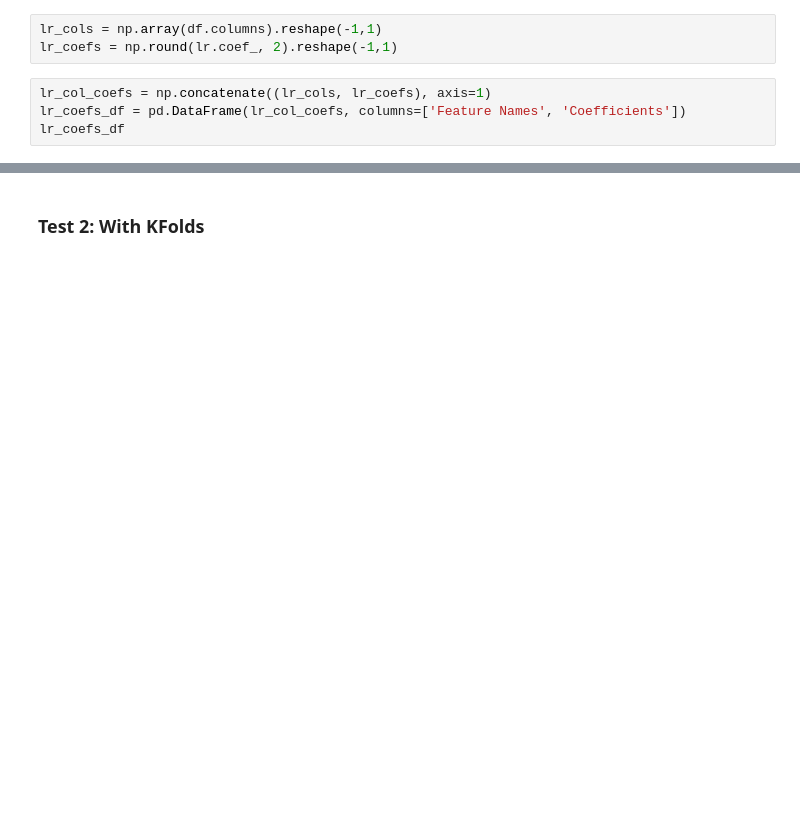
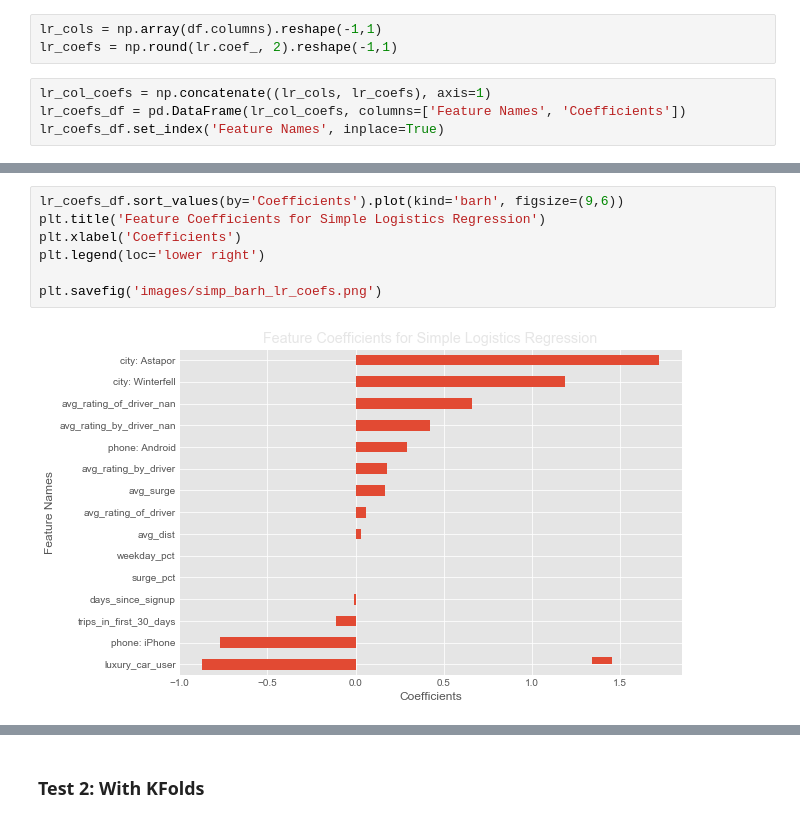
Before and after one commit to cwong690/Ride-or-Churn, a Jupyter notebook: cindy_log_regres.ipynb, the cells around one changed output, grey strips where cells are left out. Saved outputs shown, nothing was run; the diff lists cells and outputs as text; blank space fills up the shorter version.

```diff
--- a/cindy_log_regres.ipynb
+++ b/cindy_log_regres.ipynb
@@ -163,4 +177,4 @@ lr_coefs = np.round(lr.coef_, 2).reshape(-1,1)
 # %%
 lr_col_coefs = np.concatenate((lr_cols, lr_coefs), axis=1)
 lr_coefs_df = pd.DataFrame(lr_col_coefs, columns=['Feature Names', 'Coefficients'])
-lr_coefs_df
+lr_coefs_df.set_index('Feature Names', inplace=True)
@@ -184,3 +201,12 @@ lr_coefs_df
+# %%
+lr_coefs_df.sort_values(by='Coefficients').plot(kind='barh', figsize=(9,6))
+plt.title('Feature Coefficients for Simple Logistics Regression')
+plt.xlabel('Coefficients')
+plt.legend(loc='lower right')
+
+plt.savefig('images/simp_barh_lr_coefs.png')
+# %% [output]
+[figure, added]
 # %%
 print(f'Logistic Regression MSE      : {mean_squared_error(y_test, results):2.5f}')
 print(f'Logistic Regression R2       : {r2_score(y_test, results):2.5f}')
```
Also changed, not shown: parts of 16 cells of this notebook, 4 other files.
